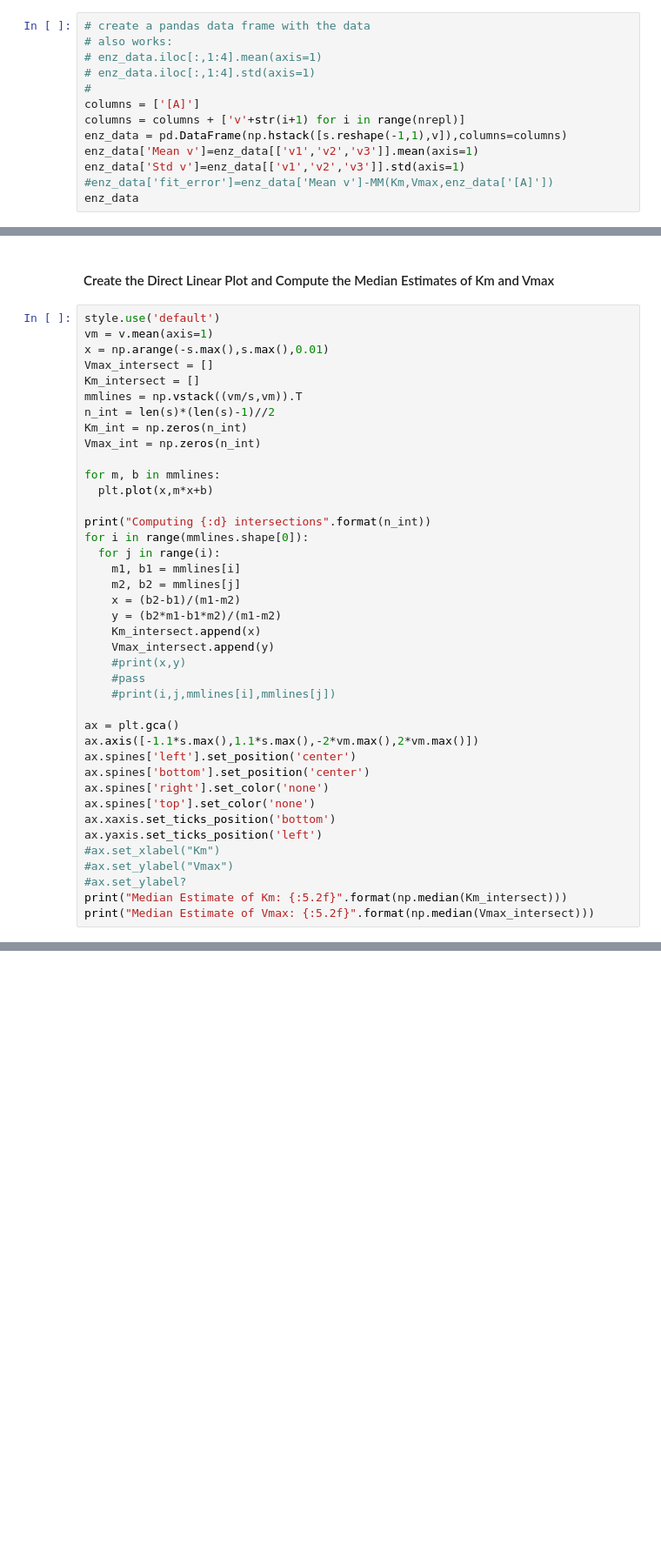
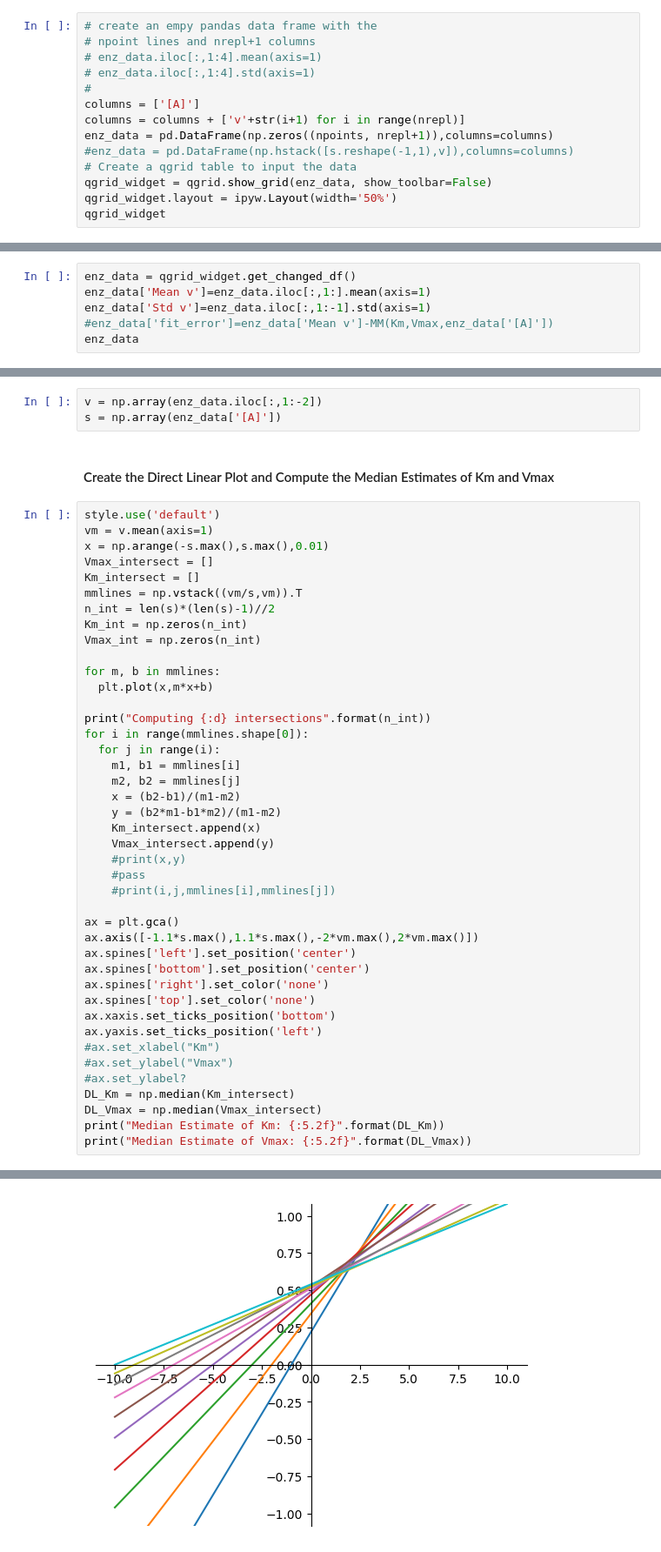
Before and after one commit to pjmartel/jupyter-notebooks, a Jupyter notebook: direct_linear_plot.ipynb, the cells around one changed output, grey strips where cells are left out. Shown: that part at 87% size. Saved outputs shown, nothing was run; the diff lists cells and outputs as text; blank space fills up the shorter version.

Commit message:
Updated direct linear plot to accept qgrid input.

```diff
--- a/direct_linear_plot.ipynb
+++ b/direct_linear_plot.ipynb
@@ -61,13 +41,14 @@ np.hstack((s.reshape(-1,1),v))
 # %%
-# create a pandas data frame with the data
-# also works:
+# create an empy pandas data frame with the
+# npoint lines and nrepl+1 columns
 # enz_data.iloc[:,1:4].mean(axis=1)
 # enz_data.iloc[:,1:4].std(axis=1)
 #
 columns = ['[A]']
 columns = columns + ['v'+str(i+1) for i in range(nrepl)]
-enz_data = pd.DataFrame(np.hstack([s.reshape(-1,1),v]),columns=columns)
-enz_data['Mean v']=enz_data[['v1','v2','v3']].mean(axis=1)
-enz_data['Std v']=enz_data[['v1','v2','v3']].std(axis=1)
-#enz_data['fit_error']=enz_data['Mean v']-MM(Km,Vmax,enz_data['[A]'])
-enz_data
+enz_data = pd.DataFrame(np.zeros((npoints, nrepl+1)),columns=columns)
+#enz_data = pd.DataFrame(np.hstack([s.reshape(-1,1),v]),columns=columns)
+# Create a qgrid table to input the data
+qgrid_widget = qgrid.show_grid(enz_data, show_toolbar=False)
+qgrid_widget.layout = ipyw.Layout(width='50%')
+qgrid_widget
@@ -73,0 +57,6 @@ enz_data
+# %%
+enz_data = qgrid_widget.get_changed_df()
+enz_data['Mean v']=enz_data.iloc[:,1:].mean(axis=1)
+enz_data['Std v']=enz_data.iloc[:,1:-1].std(axis=1)
+#enz_data['fit_error']=enz_data['Mean v']-MM(Km,Vmax,enz_data['[A]'])
+enz_data
@@ -74,3 +75,6 @@ enz_data
+# %%
+v = np.array(enz_data.iloc[:,1:-2])
+s = np.array(enz_data['[A]'])
 # %% [markdown]
 #### Create the Direct Linear Plot and Compute the Median Estimates of Km and Vmax
 # %%
@@ -111,5 +115,8 @@ ax.yaxis.set_ticks_position('left')
 #ax.set_xlabel("Km")
 #ax.set_ylabel("Vmax")
 #ax.set_ylabel?
-print("Median Estimate of Km: {:5.2f}".format(np.median(Km_intersect)))
-print("Median Estimate of Vmax: {:5.2f}".format(np.median(Vmax_intersect)))
+DL_Km = np.median(Km_intersect)
+DL_Vmax = np.median(Vmax_intersect)
+print("Median Estimate of Km: {:5.2f}".format(DL_Km))
+print("Median Estimate of Vmax: {:5.2f}".format(DL_Vmax))
+# %% [output]
@@ -115,0 +126 @@ print("Median Estimate of Vmax: {:5.2f}".format(np.median(Vmax_intersect)))
+[figure, added]
```
Also changed, not shown: parts of 12 cells of this notebook.
